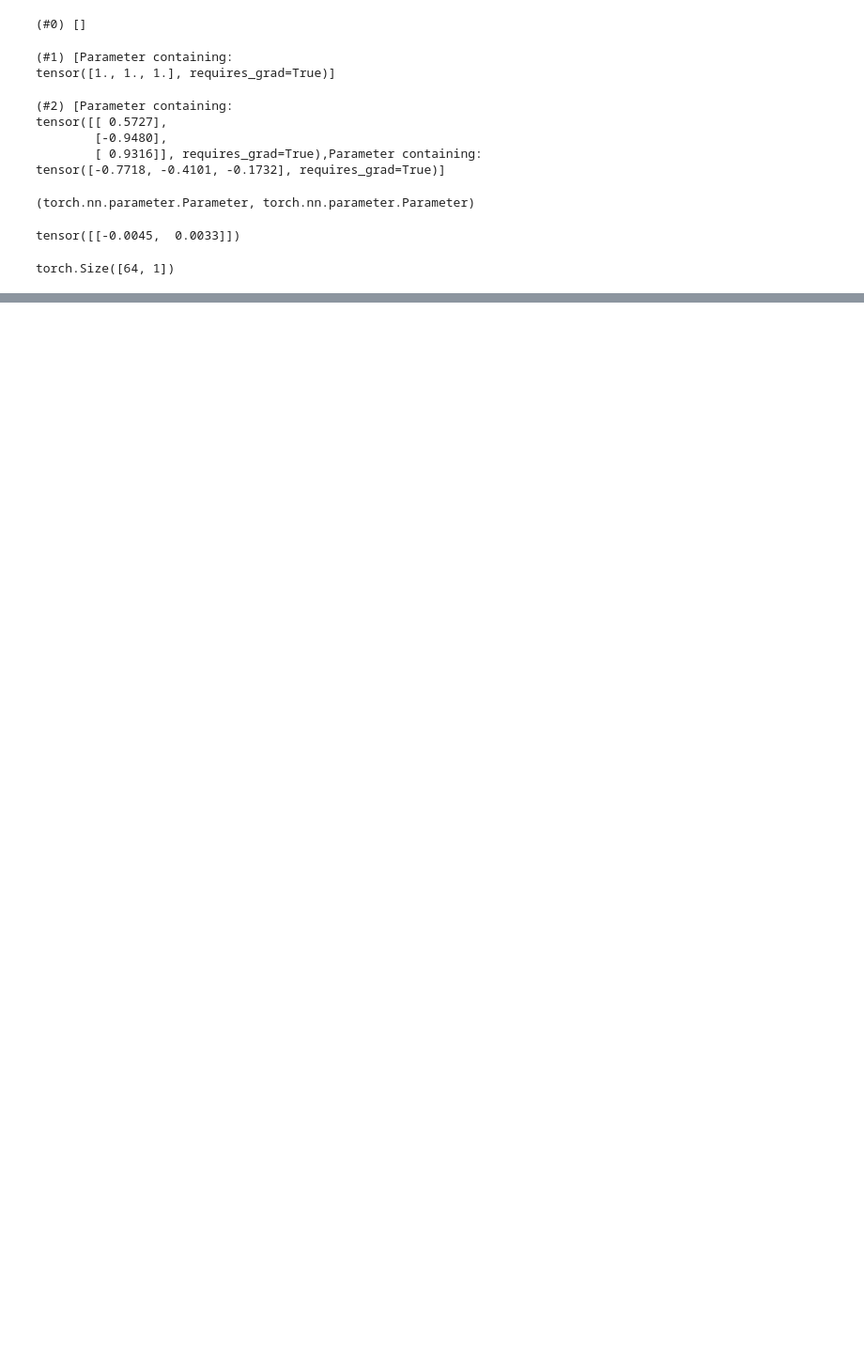
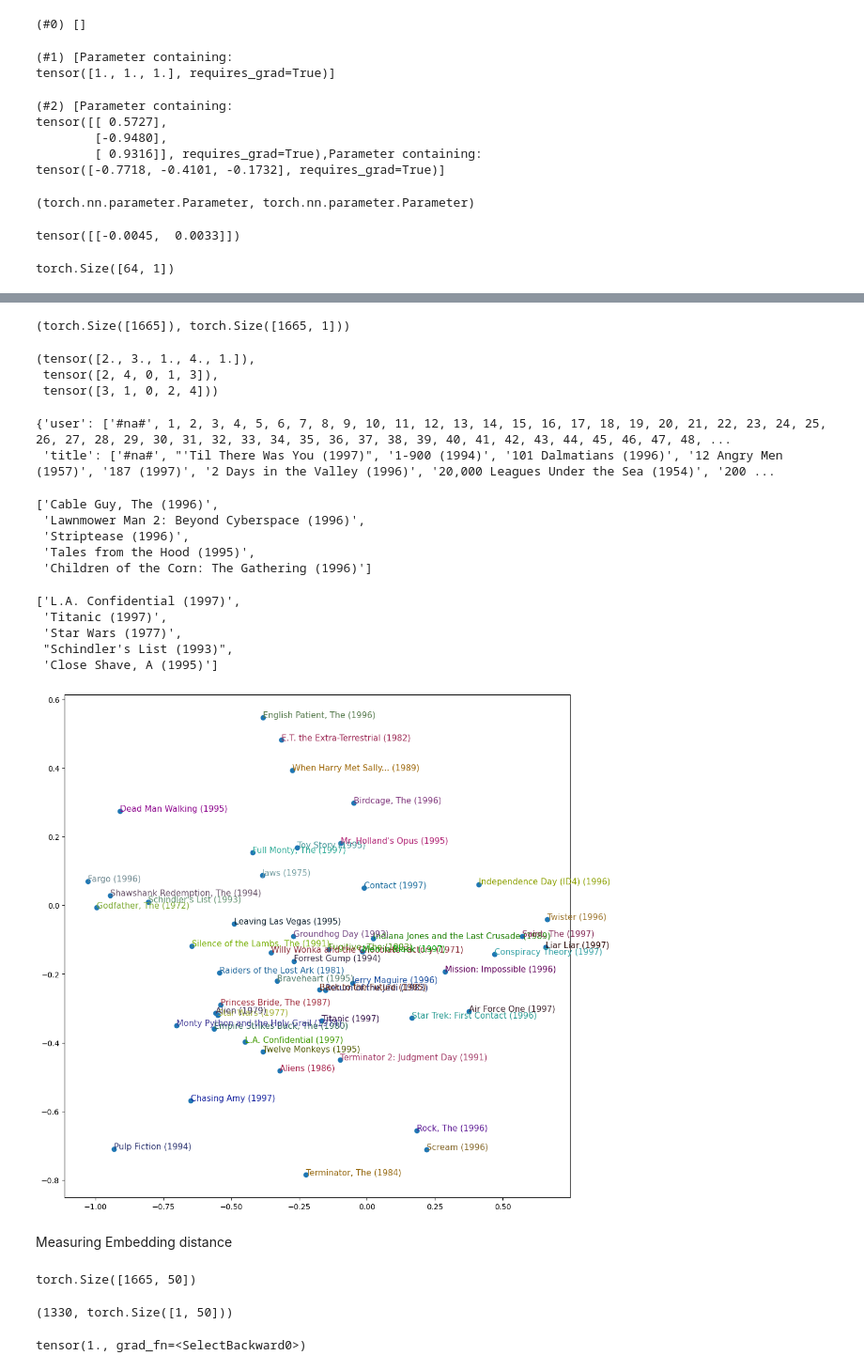
Before and after one commit to tripathysagar/fastbook-with-assign, a Jupyter notebook: Chapter-8/main.ipynb, the cells around one changed output, grey strips where cells are left out. Shown at 94% size. Drawn from its saved outputs; the diff is of its cells as text; code cells hidden in the pictures; blank space fills up the shorter version.

```diff
--- a/Chapter-8/main.ipynb
+++ b/Chapter-8/main.ipynb
@@ -270,0 +269,65 @@ learn.fit_one_cycle(5, 5e-3, wd=0.1)
+# %%
+movie_bias = learn.model.movie_bias.squeeze()
+movie_bias.shape, learn.model.movie_bias.shape
+# %% [output]
+(torch.Size([1665]), torch.Size([1665, 1]))
+# %%
+t = Tensor([2,3,1,4,1])
+t, t.argsort(), t.argsort(descending=True)
+# %% [output]
+(tensor([2., 3., 1., 4., 1.]),
+ tensor([2, 4, 0, 1, 3]),
+ tensor([3, 1, 0, 2, 4]))
+# %%
+idxs = movie_bias.argsort()[:5] # find the index of last 5 elements in ascending order or lower bias
+dls.classes
+# %% [output]
+{'user': ['#na#', 1, 2, 3, 4, 5, 6, 7, 8, 9, 10, 11, 12, 13, 14, 15, 16, 17, 18, 19, 20, 21, 22, 23, 24, 25, 26, 27, 28, 29, 30, 31, 32, 33, 34, 35, 36, 37, 38, 39, 40, 41, 42, 43, 44, 45, 46, 47, 48, ...
+ 'title': ['#na#', "'Til There Was You (1997)", '1-900 (1994)', '101 Dalmatians (1996)', '12 Angry Men (1957)', '187 (1997)', '2 Days in the Valley (1996)', '20,000 Leagues Under the Sea (1954)', '200 ...
+# %%
+[dls.classes["title"][i] for i in idxs]
+# %% [output]
+['Cable Guy, The (1996)',
+ 'Lawnmower Man 2: Beyond Cyberspace (1996)',
+ 'Striptease (1996)',
+ 'Tales from the Hood (1995)',
+ 'Children of the Corn: The Gathering (1996)']
+# %%
+idxs = movie_bias.argsort(descending=True)[:5] # find the index of last 5 elements in descending order or higer bias
+[dls.classes["title"][i] for i in idxs]
+# %% [output]
+['L.A. Confidential (1997)',
+ 'Titanic (1997)',
+ 'Star Wars (1977)',
+ "Schindler's List (1993)",
+ 'Close Shave, A (1995)']
+# %%
+g = ratings.groupby('title')['rating'].count()
+top_movies = g.sort_values(ascending=False).index.values[:1000]
+top_idxs = tensor([learn.dls.classes['title'].o2i[m] for m in top_movies])
+movie_w = learn.model.movie_factors[top_idxs].cpu().detach()
+movie_pca = movie_w.pca(3)
+fac0,fac1,fac2 = movie_pca.t()
+idxs = list(range(50))
+X = fac0[idxs]
+Y = fac2[idxs]
+plt.figure(figsize=(12,12))
+plt.scatter(X, Y)
+for i, x, y in zip(top_movies[idxs], X, Y):
+    plt.text(x,y,i, color=np.random.rand(3)*0.7, fontsize=11)
+plt.show()
+# %% [output]
+[figure, added]
+# %% [markdown]
+Measuring Embedding distance
+# %%
+movie_embedding = model.movie_factors
+movie_embedding.shape
+# %% [output]
+torch.Size([1665, 50])
+# %%
+idx = dls.classes['title'].o2i['Silence of the Lambs, The (1991)'] #extract the index of the movie
+mov_embd = movie_embedding[idx][None]
+idx, mov_embd.shape
+# %% [output]
+(1330, torch.Size([1, 50]))
@@ -270,0 +337,4 @@ learn.fit_one_cycle(5, 5e-3, wd=0.1)
+# %%
+dist[idx] # checking if the distance from the same idx is 1
+# %% [output]
+tensor(1., grad_fn=<SelectBackward0>)
```
Also changed, not shown: parts of 13 cells of this notebook.
